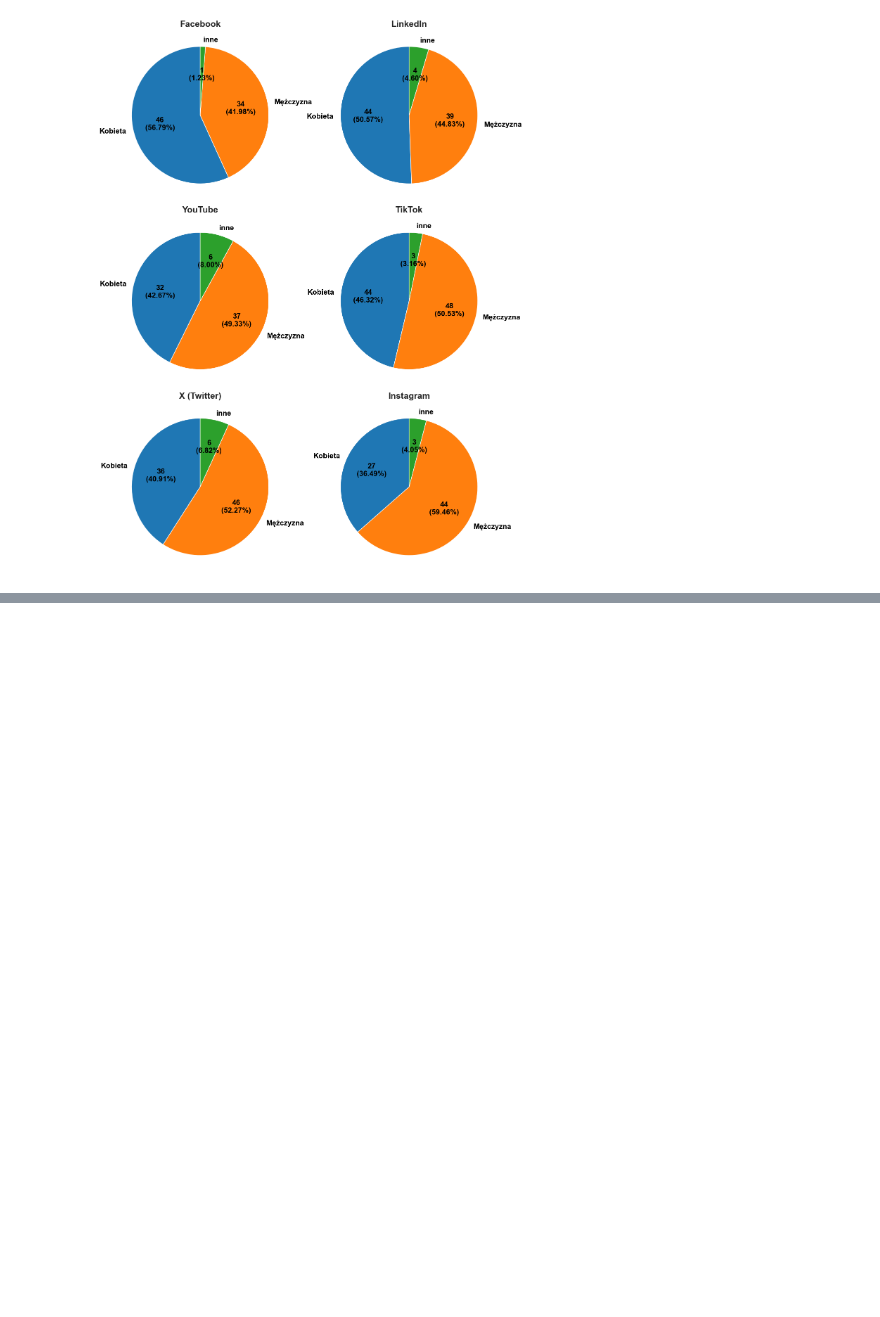
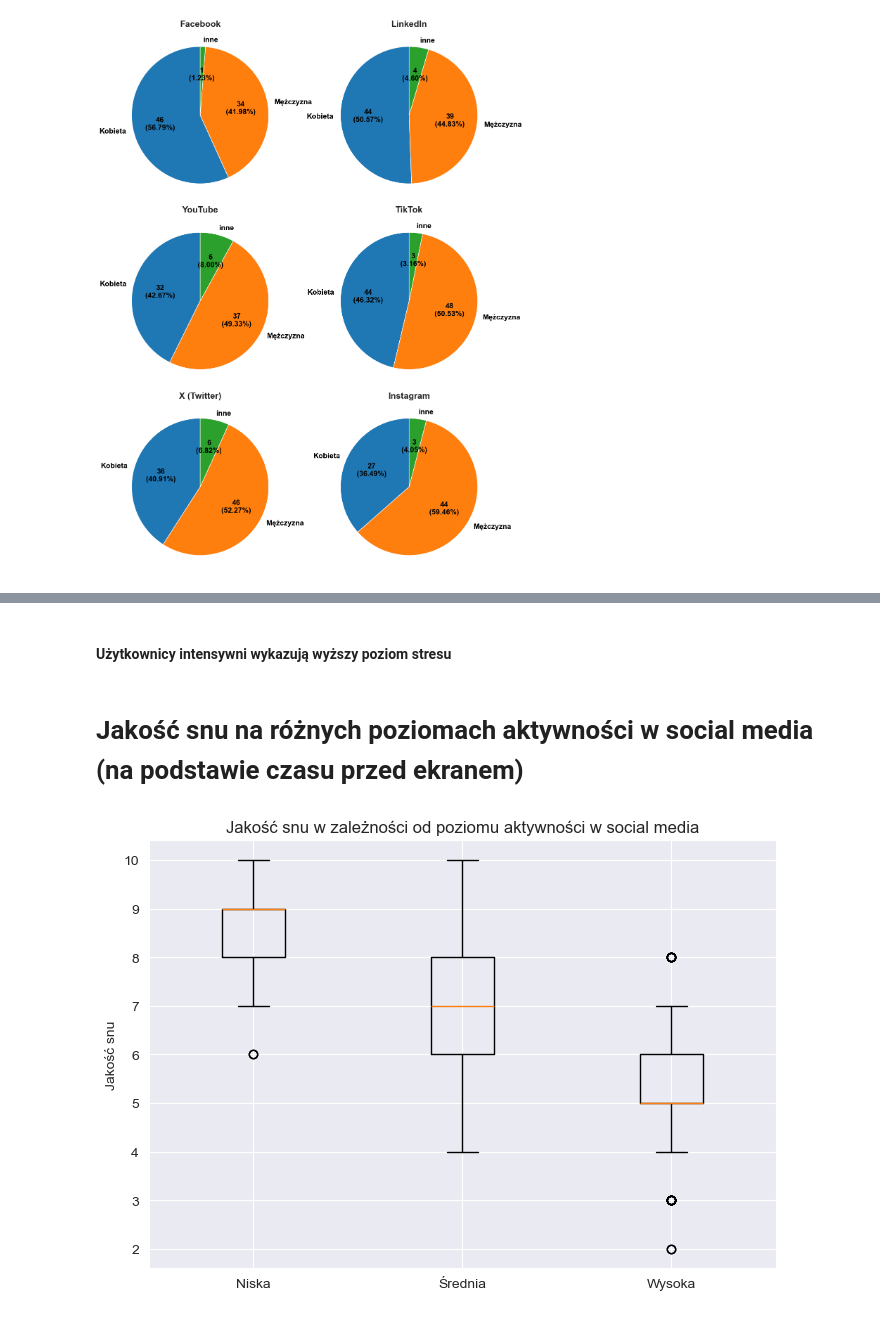
Before and after one commit to Grzywocz-W/Mental_health_and_social_media_analysis, a Jupyter notebook: Mental_Health_analysis.ipynb, the cells around one changed output, grey strips where cells are left out. Drawn from its saved outputs; the diff is of its cells as text; code cells hidden in the pictures; blank space fills up the shorter version.

```diff
--- a/Mental_Health_analysis.ipynb
+++ b/Mental_Health_analysis.ipynb
@@ -416,0 +489,31 @@ plt.show()
+# %% [markdown]
+#### Użytkownicy intensywni wykazują wyższy poziom stresu
+# %% [markdown]
+# Jakość snu na różnych poziomach aktywności w social media (na podstawie czasu przed ekranem)
+# %%
+# Grupujemy na niską, średnią i wysoką aktywność wg czasu przed ekranem
+med = df['Czas_przed_ekranem_dziennie'].median()
+low_thresh = med / 2
+
+def grupa_aktywnosci(x):
+    if x <= low_thresh:
+        return 'Niska'
+    elif x <= med:
+        return 'Średnia'
+    else:
+        return 'Wysoka'
+
+df['Aktywnosc_SM'] = df['Czas_przed_ekranem_dziennie'].apply(grupa_aktywnosci)
+
+groups = df.groupby('Aktywnosc_SM')['Jakość_snu']
+
+data = [groups.get_group(g).dropna() for g in ['Niska', 'Średnia', 'Wysoka']]
+
+plt.figure(figsize=(7,5))
+plt.boxplot(data, labels=['Niska', 'Średnia', 'Wysoka'])
+plt.title('Jakość snu w zależności od poziomu aktywności w social media')
+plt.ylabel('Jakość snu')
+plt.tight_layout()
+plt.show()
+# %% [output]
+[figure, added]
```
Also changed, not shown: parts of 13 cells of this notebook, 1 other file.
